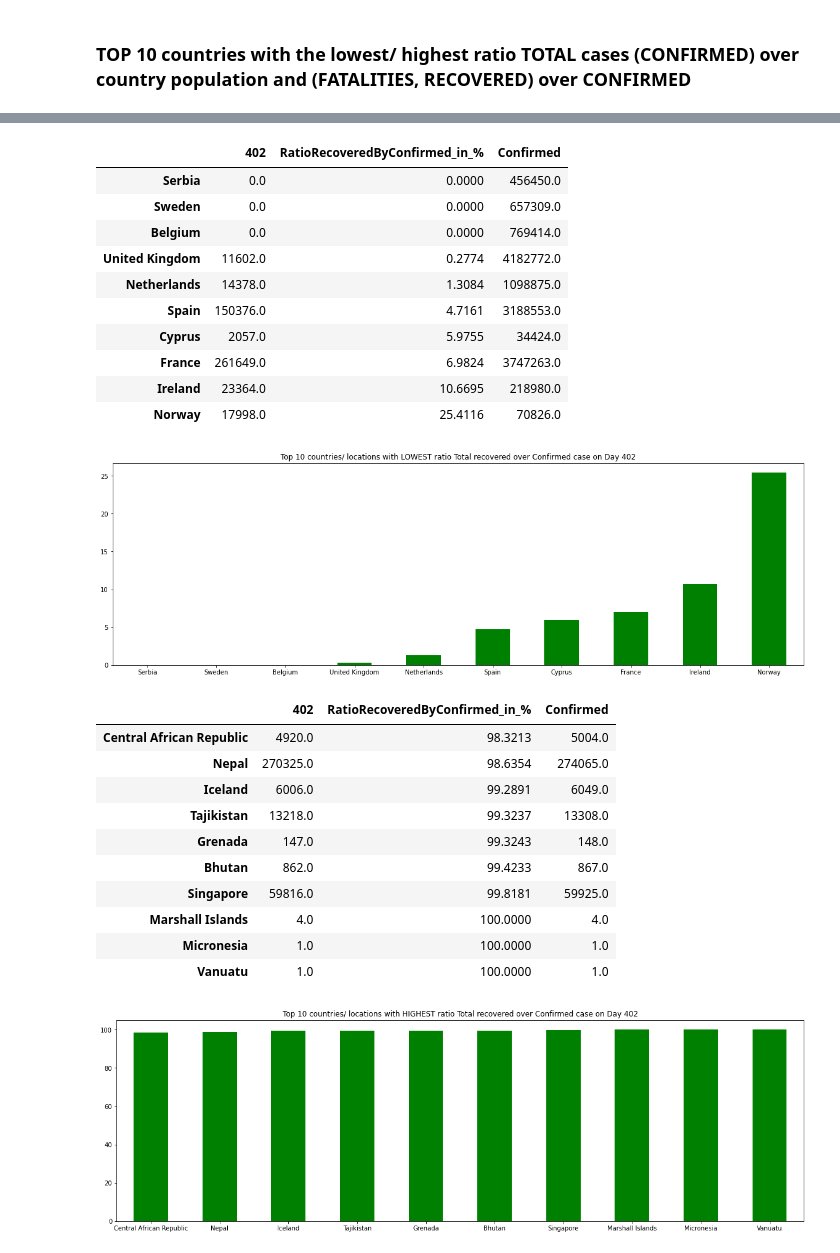
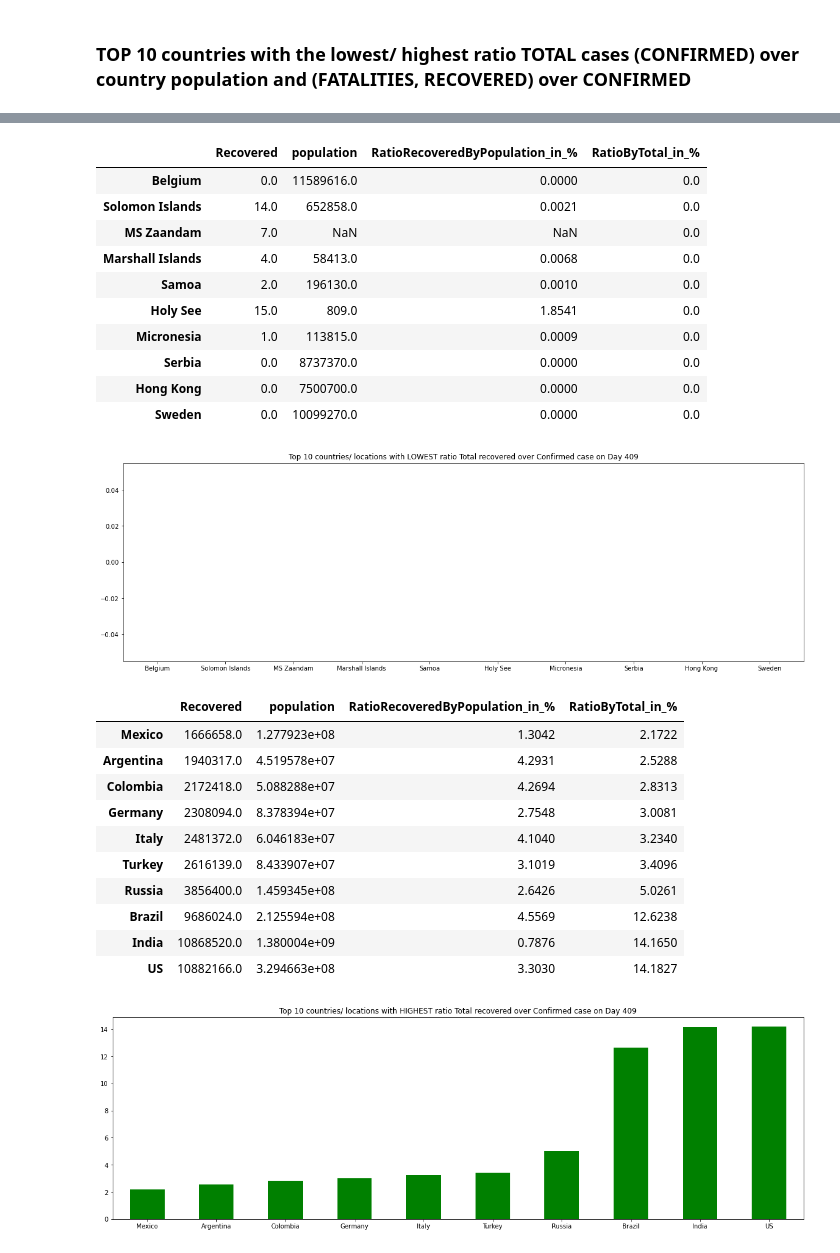
Before and after one commit to lphan/ML-Practices, a Jupyter notebook: 18_Covid-19/18_Covid-19_top10sorted.ipynb, the cells around one changed output, grey strips where cells are left out. Saved outputs shown, nothing was run; the diff lists cells and outputs as text; code cells hidden in the pictures.

Commit message:
Improve Code, convert dict to dataframe, and update result 06.02.2021

```diff
--- a/18_Covid-19/18_Covid-19_top10sorted.ipynb
+++ b/18_Covid-19/18_Covid-19_top10sorted.ipynb
@@ -189,38 +195,38 @@ top10fatal_lowest.sort_values(by=['RatioFatalByConfirmed_in_%']).tail(10)
 # %%
-top10recovered_lowest.sort_values(by=['RatioRecoveredByConfirmed_in_%']).head(10)['RatioRecoveredByConfirmed_in_%'].plot.bar(color='green')
+top10recovered_lowest.sort_values(by=['RatioByTotal_in_%']).head(10)['RatioByTotal_in_%'].plot.bar(color='green')
 plt.xticks(rotation=0)
 plt.title("Top 10 countries/ locations with LOWEST ratio Total recovered over Confirmed case on Day "+str(lastday))
 
-top10recovered_lowest.sort_values(by=['RatioRecoveredByConfirmed_in_%']).head(10)
+top10recovered_lowest.sort_values(by=['RatioByTotal_in_%']).head(10)
 # %% [output]
-|  | 402 | RatioRecoveredByConfirmed_in_% | Confirmed |
-| Serbia | 0.0 | 0.0000 | 456450.0 |
-| Sweden | 0.0 | 0.0000 | 657309.0 |
-| Belgium | 0.0 | 0.0000 | 769414.0 |
-| United Kingdom | 11602.0 | 0.2774 | 4182772.0 |
-| Netherlands | 14378.0 | 1.3084 | 1098875.0 |
-| Spain | 150376.0 | 4.7161 | 3188553.0 |
-| Cyprus | 2057.0 | 5.9755 | 34424.0 |
-| France | 261649.0 | 6.9824 | 3747263.0 |
-| Ireland | 23364.0 | 10.6695 | 218980.0 |
-| Norway | 17998.0 | 25.4116 | 70826.0 |
+|  | Recovered | population | RatioRecoveredByPopulation_in_% | RatioByTotal_in_% |
+| Belgium | 0.0 | 11589616.0 | 0.0000 | 0.0 |
+| Solomon Islands | 14.0 | 652858.0 | 0.0021 | 0.0 |
+| MS Zaandam | 7.0 | NaN | NaN | 0.0 |
+| Marshall Islands | 4.0 | 58413.0 | 0.0068 | 0.0 |
+| Samoa | 2.0 | 196130.0 | 0.0010 | 0.0 |
+| Holy See | 15.0 | 809.0 | 1.8541 | 0.0 |
+| Micronesia | 1.0 | 113815.0 | 0.0009 | 0.0 |
+| Serbia | 0.0 | 8737370.0 | 0.0000 | 0.0 |
+| Hong Kong | 0.0 | 7500700.0 | 0.0000 | 0.0 |
+| Sweden | 0.0 | 10099270.0 | 0.0000 | 0.0 |
-[figure, old version]
+[figure, new version]
 # %%
-top10recovered_lowest.sort_values(by=['RatioRecoveredByConfirmed_in_%']).tail(10)['RatioRecoveredByConfirmed_in_%'].plot.bar(color='green')
+top10recovered_lowest.sort_values(by=['RatioByTotal_in_%']).tail(10)['RatioByTotal_in_%'].plot.bar(color='green')
 plt.xticks(rotation=0)
 plt.title("Top 10 countries/ locations with HIGHEST ratio Total recovered over Confirmed case on Day "+str(lastday))
 
-top10recovered_lowest.sort_values(by=['RatioRecoveredByConfirmed_in_%']).tail(10)
+top10recovered_lowest.sort_values(by=['RatioByTotal_in_%']).tail(10)
 # %% [output]
-|  | 402 | RatioRecoveredByConfirmed_in_% | Confirmed |
-| Central African Republic | 4920.0 | 98.3213 | 5004.0 |
-| Nepal | 270325.0 | 98.6354 | 274065.0 |
-| Iceland | 6006.0 | 99.2891 | 6049.0 |
-| Tajikistan | 13218.0 | 99.3237 | 13308.0 |
-| Grenada | 147.0 | 99.3243 | 148.0 |
-| Bhutan | 862.0 | 99.4233 | 867.0 |
-| Singapore | 59816.0 | 99.8181 | 59925.0 |
-| Marshall Islands | 4.0 | 100.0000 | 4.0 |
-| Micronesia | 1.0 | 100.0000 | 1.0 |
-| Vanuatu | 1.0 | 100.0000 | 1.0 |
+|  | Recovered | population | RatioRecoveredByPopulation_in_% | RatioByTotal_in_% |
+| Mexico | 1666658.0 | 1.277923e+08 | 1.3042 | 2.1722 |
+| Argentina | 1940317.0 | 4.519578e+07 | 4.2931 | 2.5288 |
+| Colombia | 2172418.0 | 5.088288e+07 | 4.2694 | 2.8313 |
+| Germany | 2308094.0 | 8.378394e+07 | 2.7548 | 3.0081 |
+| Italy | 2481372.0 | 6.046183e+07 | 4.1040 | 3.2340 |
+| Turkey | 2616139.0 | 8.433907e+07 | 3.1019 | 3.4096 |
+| Russia | 3856400.0 | 1.459345e+08 | 2.6426 | 5.0261 |
+| Brazil | 9686024.0 | 2.125594e+08 | 4.5569 | 12.6238 |
+| India | 10868520.0 | 1.380004e+09 | 0.7876 | 14.1650 |
+| US | 10882166.0 | 3.294663e+08 | 3.3030 | 14.1827 |
-[figure, old version]
+[figure, new version]
```
Also changed, not shown: parts of 9 cells of this notebook, 21 other files.
